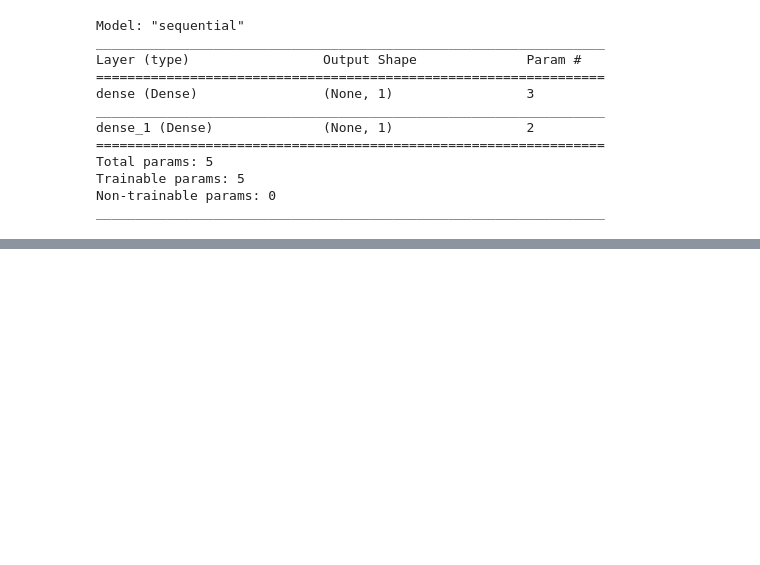
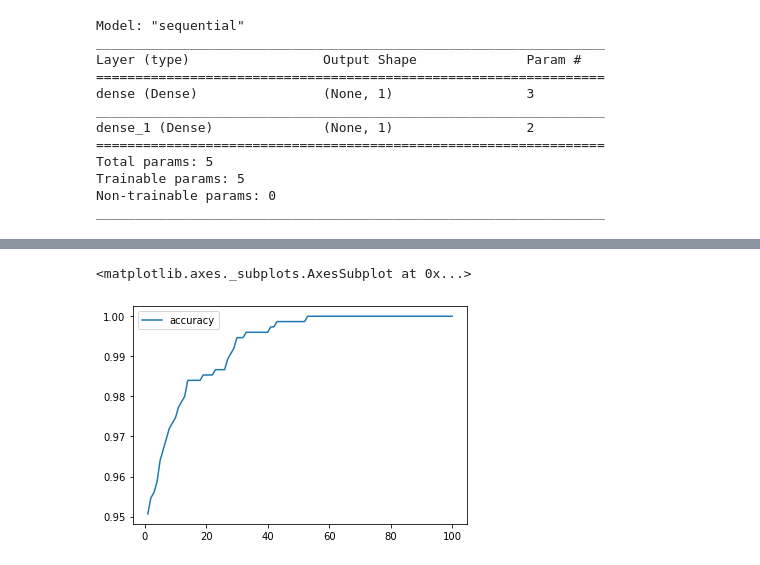
Before and after one commit to Duvey314/alphabet-soup, a Jupyter notebook: Keras Classes.ipynb, the cells around one changed output, grey strips where cells are left out. Cells and saved outputs as stored; diff of their text form; code cells hidden in the pictures; blank space fills up the shorter version.

```diff
--- a/Keras Classes.ipynb
+++ b/Keras Classes.ipynb
@@ -59,0 +93,6 @@ _________________________________________________________________
+# %%
+# Plot the accuracy
+history_df.plot(y="accuracy")
+# %% [output]
+<matplotlib.axes._subplots.AxesSubplot at 0x...>
+[figure, added]
```
Also changed, not shown: parts of 4 cells of this notebook.
